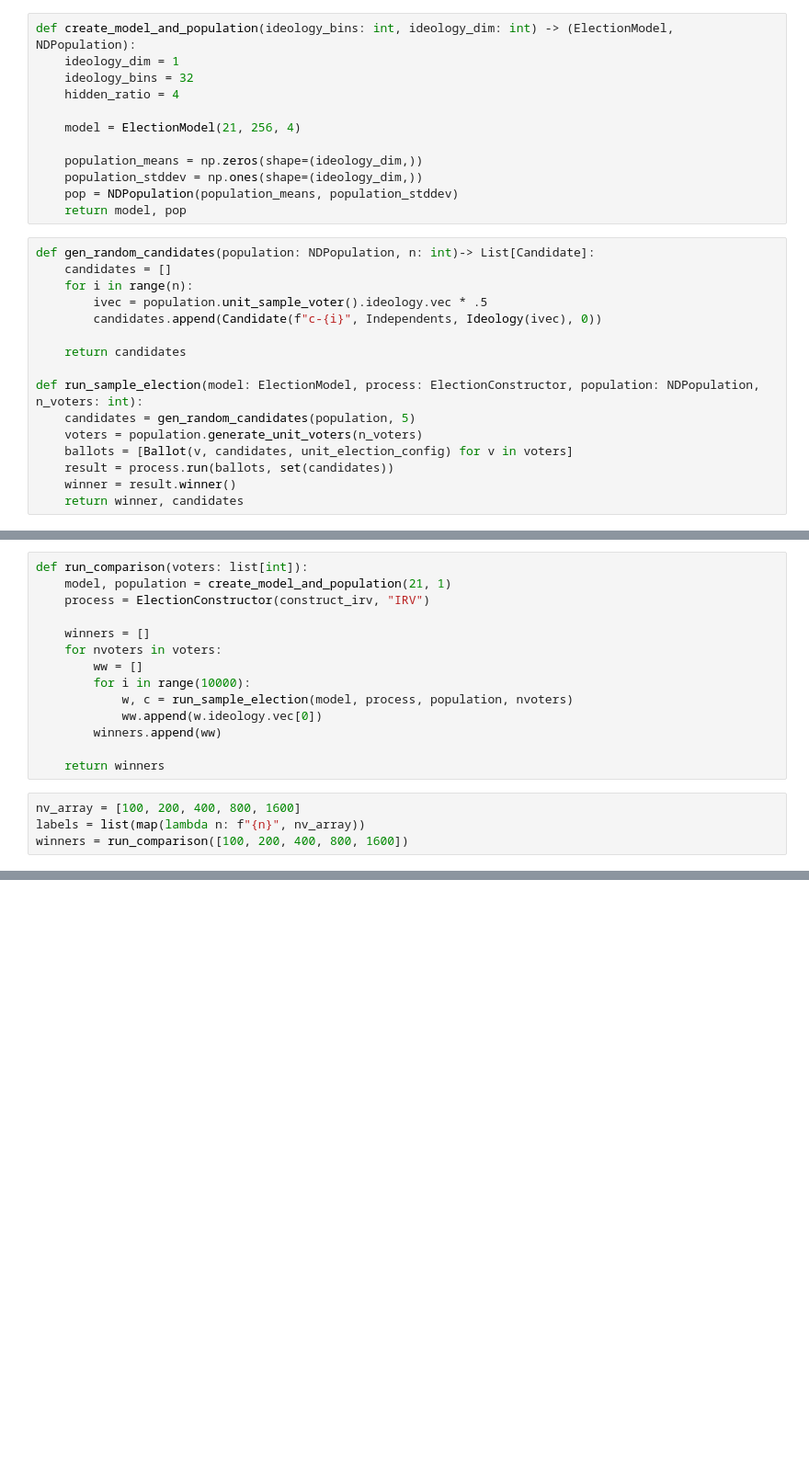
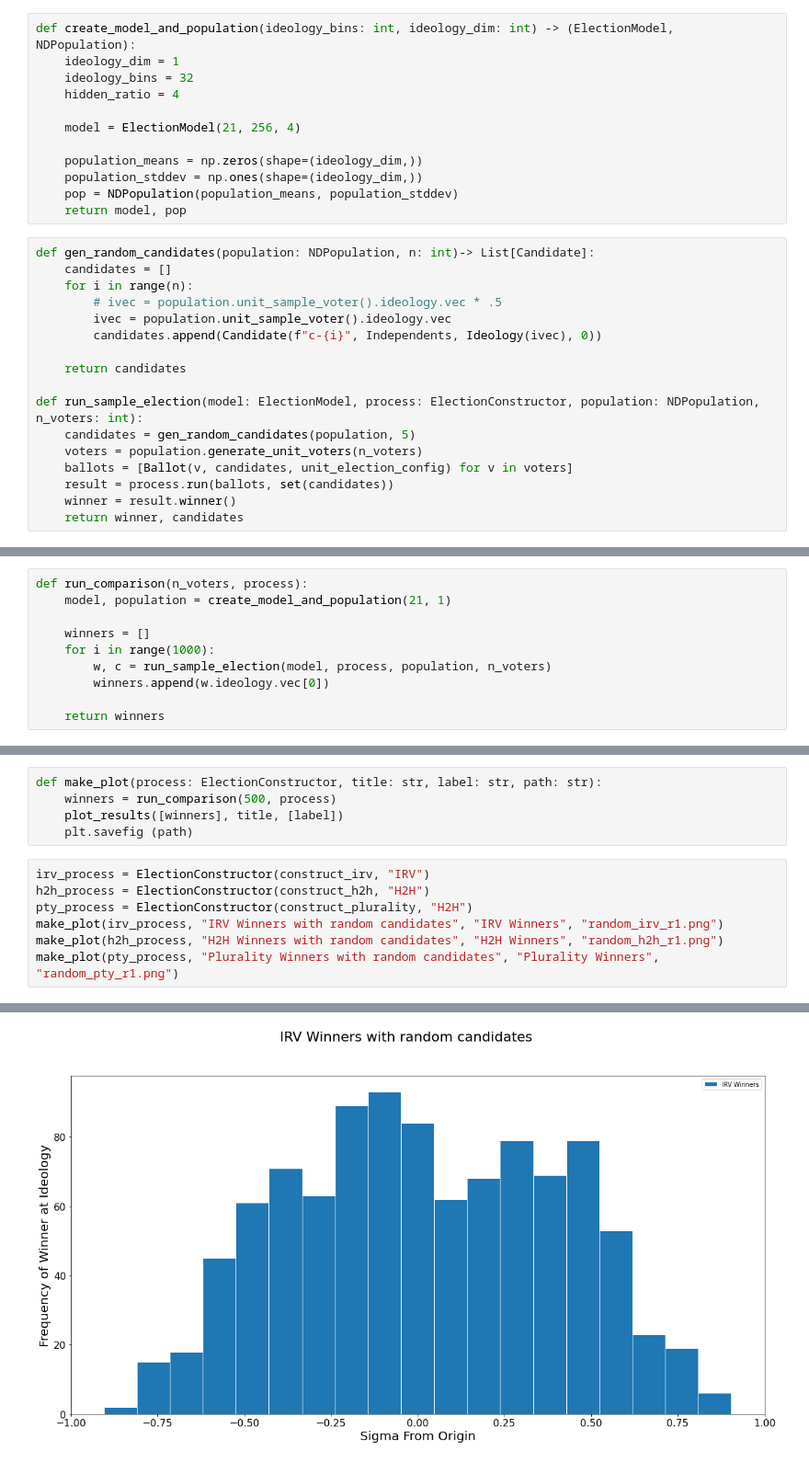
Before and after one commit to robbierobinette/bc-python, a Jupyter notebook: simple_simulation.ipynb, the cells around one changed output, grey strips where cells are left out. Shown at 92% size. Drawn from its saved outputs; the diff is of its cells as text; blank space fills up the shorter version.

```diff
--- a/simple_simulation.ipynb
+++ b/simple_simulation.ipynb
@@ -20,7 +20,8 @@ def create_model_and_population(ideology_bins: int, ideology_dim: int) -> (Elect
 def gen_random_candidates(population: NDPopulation, n: int)-> List[Candidate]:
     candidates = []
     for i in range(n):
-        ivec = population.unit_sample_voter().ideology.vec * .5
+        # ivec = population.unit_sample_voter().ideology.vec * .5
+        ivec = population.unit_sample_voter().ideology.vec
         candidates.append(Candidate(f"c-{i}", Independents, Ideology(ivec), 0))
 
     return candidates
@@ -53,20 +58,12 @@ def plot_results(results: List[List[float]], labels: List[str]):
 
     plt.savefig("foo.png")
 # %%
-def run_comparison(voters: list[int]):
+def run_comparison(n_voters, process):
     model, population = create_model_and_population(21, 1)
-    process = ElectionConstructor(construct_irv, "IRV")
 
     winners = []
-    for nvoters in voters:
-        ww = []
-        for i in range(10000):
-            w, c = run_sample_election(model, process, population, nvoters)
-            ww.append(w.ideology.vec[0])
-        winners.append(ww)
+    for i in range(1000):
+        w, c = run_sample_election(model, process, population, n_voters)
+        winners.append(w.ideology.vec[0])
 
     return winners
-# %%
-nv_array = [100, 200, 400, 800, 1600]
-labels = list(map(lambda n: f"{n}", nv_array))
-winners = run_comparison([100, 200, 400, 800, 1600])
@@ -76,0 +70,13 @@ plot_results(winners, labels)
+# %%
+def make_plot(process: ElectionConstructor, title: str, label: str, path: str):
+    winners = run_comparison(500, process)
+    plot_results([winners], title, [label])
+    plt.savefig (path)
+# %%
+irv_process = ElectionConstructor(construct_irv, "IRV")
+h2h_process = ElectionConstructor(construct_h2h, "H2H")
+pty_process = ElectionConstructor(construct_plurality, "H2H")
+make_plot(irv_process, "IRV Winners with random candidates", "IRV Winners", "random_irv_r1.png")
+make_plot(h2h_process, "H2H Winners with random candidates", "H2H Winners", "random_h2h_r1.png")
+make_plot(pty_process, "Plurality Winners with random candidates", "Plurality Winners", "random_pty_r1.png")
+# %% [output]
@@ -76,0 +85 @@ plot_results(winners, labels)
+[figure, added]
```
Also changed, not shown: parts of 4 cells of this notebook, 5 other files.
